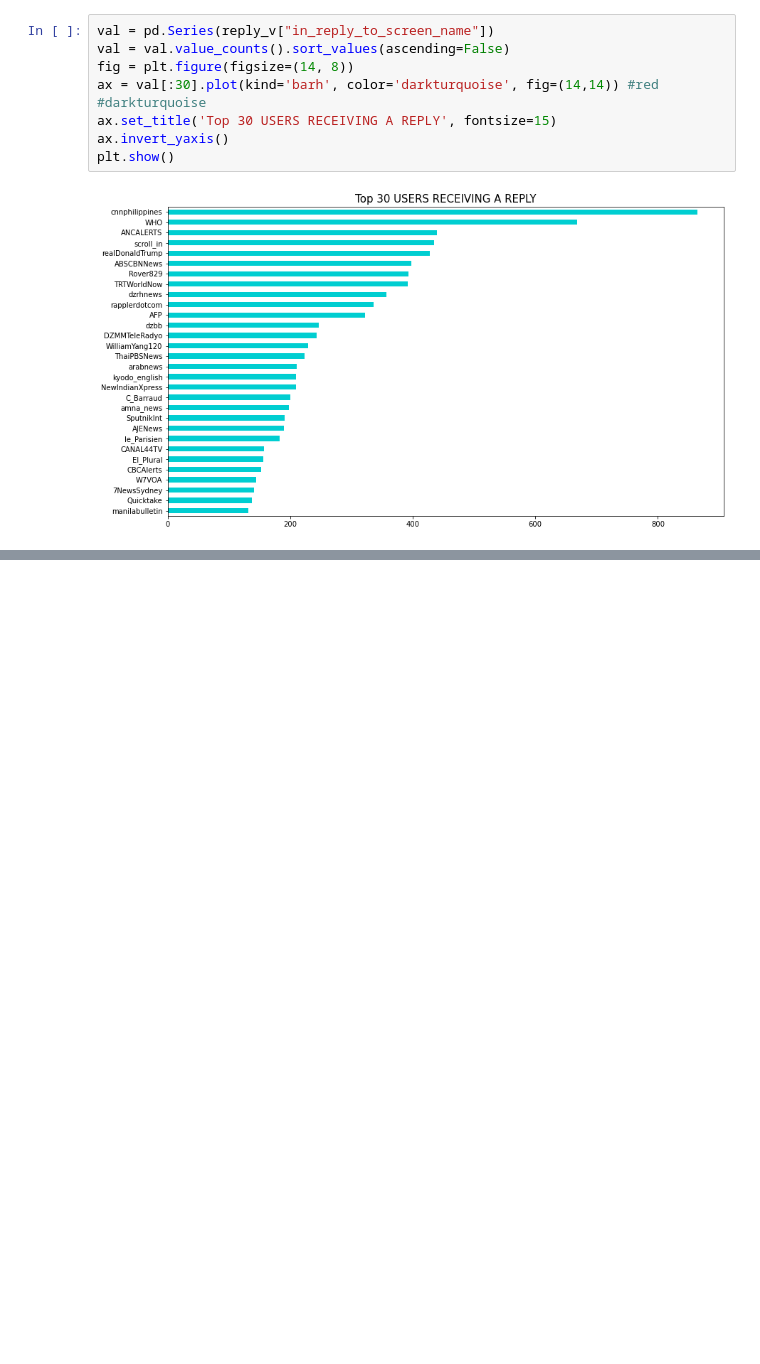
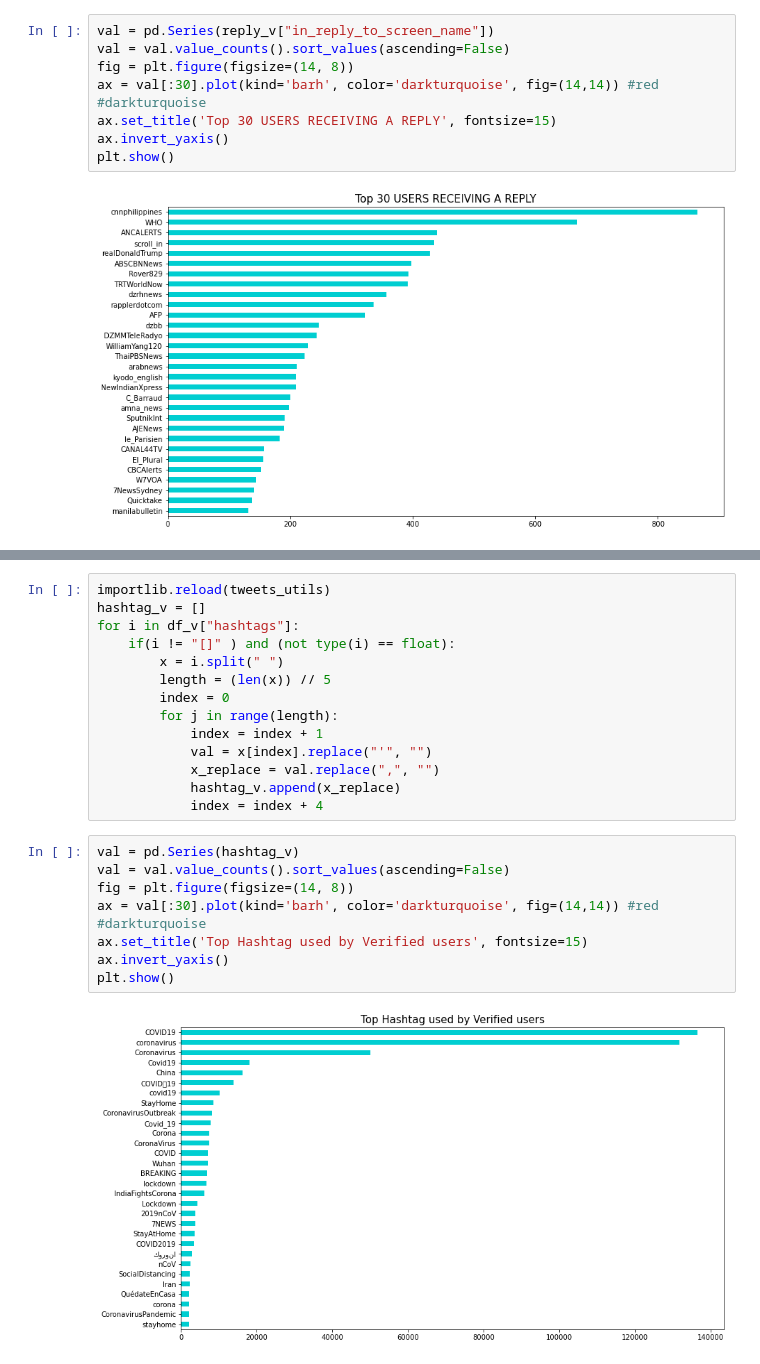
Before and after one commit to gi-ux/BachelorProject, a Jupyter notebook: notebook/Verified_Disinform.ipynb, the cells around one changed output, grey strips where cells are left out. Saved outputs shown, nothing was run; the diff lists cells and outputs as text; blank space fills up the shorter version.

```diff
--- a/notebook/Verified_Disinform.ipynb
+++ b/notebook/Verified_Disinform.ipynb
@@ -359,0 +422,24 @@ plt.show()
+# %%
+importlib.reload(tweets_utils)
+hashtag_v = []
+for i in df_v["hashtags"]:
+    if(i != "[]" ) and (not type(i) == float):
+        x = i.split(" ")
+        length = (len(x)) // 5
+        index = 0
+        for j in range(length):
+            index = index + 1
+            val = x[index].replace("'", "")
+            x_replace = val.replace(",", "")
+            hashtag_v.append(x_replace)
+            index = index + 4
+# %%
+val = pd.Series(hashtag_v)
+val = val.value_counts().sort_values(ascending=False)
+fig = plt.figure(figsize=(14, 8))
+ax = val[:30].plot(kind='barh', color='darkturquoise', fig=(14,14)) #red #darkturquoise
+ax.set_title('Top Hashtag used by Verified users', fontsize=15)
+ax.invert_yaxis()
+plt.show()
+# %% [output]
+[figure, added]
```
Also changed, not shown: parts of 16 cells of this notebook, 1 other file.
